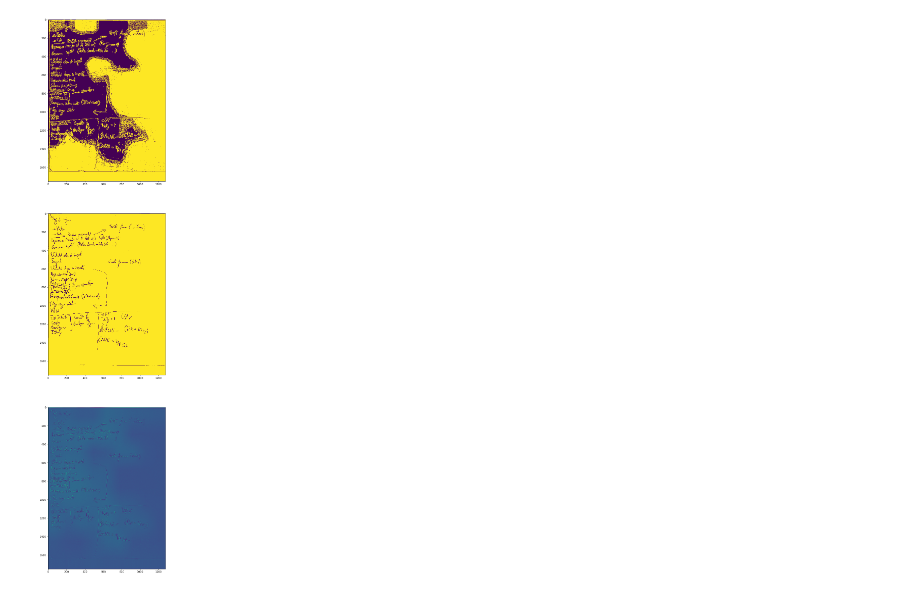
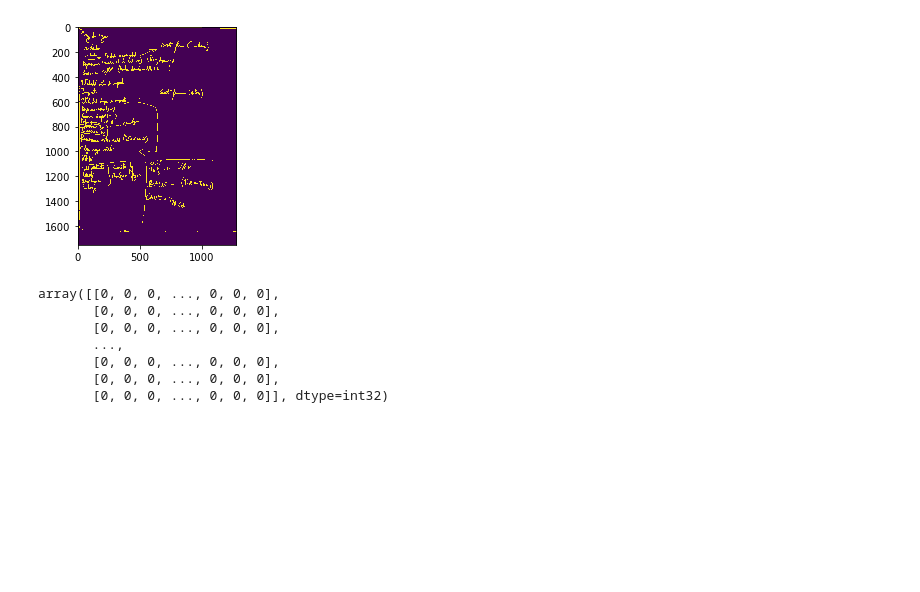
Before and after one commit to aferral/Proyecto-indexa-apuntes, a Jupyter notebook: Pruebas de filtro binarizacion.ipynb, the cells around one changed output. Drawn from its saved outputs; the diff is of its cells as text; code cells hidden in the pictures; blank space fills up the shorter version.

```diff
--- a/Pruebas de filtro binarizacion.ipynb
+++ b/Pruebas de filtro binarizacion.ipynb
@@ -113,16 +18,6 @@ array([[ 0.24240809,  0.2459123 ,  0.25043933, ...,  0.25048565,
-# %%
-eq1=equalize_adapthist(r_norm)
-
-
-
-bin1 = eq1 < threshold_otsu(eq1)
-bin2 = eq1 < threshold_yen(eq1)
-
-
-f,ax=plt.subplots(3,1,figsize=(20,40))
-ax[0].imshow(bin1)
-ax[1].imshow(bin2)
-ax[2].imshow(eq1)
-plt.show()
-# %% [output]
-[figure, removed]
+# %%
+t1 = process(im)
+plt.imshow(t1)
+plt.show()
+# %% [output]
+[figure, added]
@@ -128,0 +81,10 @@ plt.show()
+# %%
+labels2
+# %% [output]
+array([[0, 0, 0, ..., 0, 0, 0],
+       [0, 0, 0, ..., 0, 0, 0],
+       [0, 0, 0, ..., 0, 0, 0],
+       ...,
+       [0, 0, 0, ..., 0, 0, 0],
+       [0, 0, 0, ..., 0, 0, 0],
+       [0, 0, 0, ..., 0, 0, 0]], dtype=int32)
```
Also changed, not shown: parts of 19 cells of this notebook, 3 other files.
